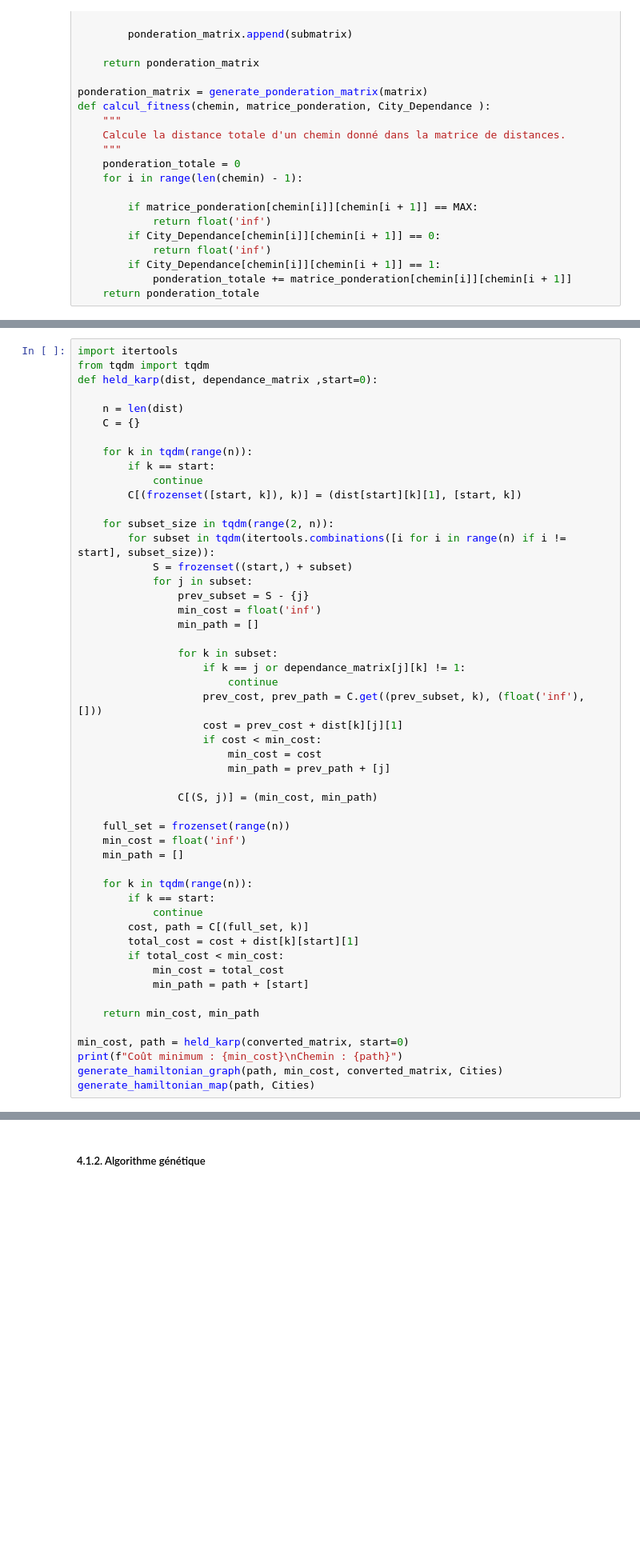
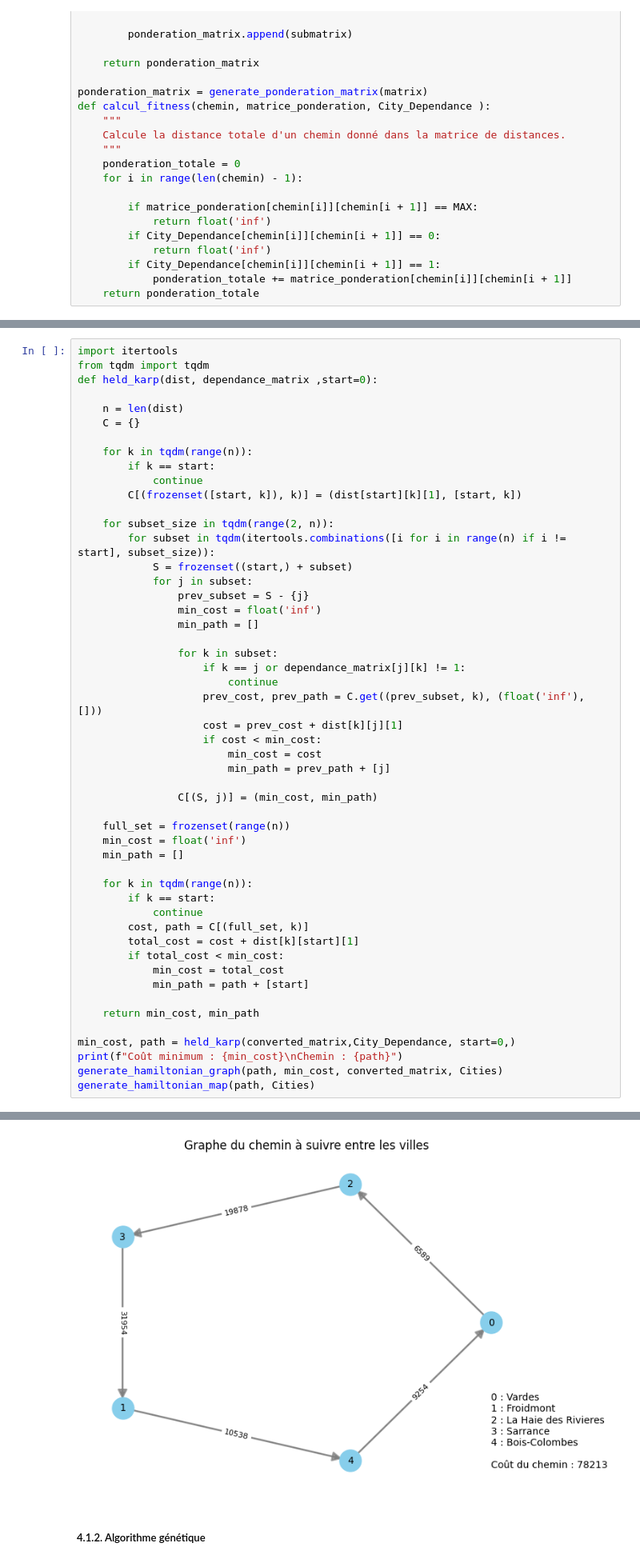
Before and after one commit to noiia/BLOC_RECHERCHE_OPERATIONNELLE, a Jupyter notebook: final_projet.ipynb, the cells around one changed output, grey strips where cells are left out. Shown at 80% size. Saved outputs shown, nothing was run; the diff lists cells and outputs as text; blank space fills up the shorter version.

```diff
--- a/final_projet.ipynb
+++ b/final_projet.ipynb
@@ -504,7 +526,8 @@ def held_karp(dist, dependance_matrix ,start=0):
 
     return min_cost, min_path
 
-min_cost, path = held_karp(converted_matrix, start=0)
+min_cost, path = held_karp(converted_matrix,City_Dependance, start=0,)
 print(f"Coût minimum : {min_cost}\nChemin : {path}")
 generate_hamiltonian_graph(path, min_cost, converted_matrix, Cities)
 generate_hamiltonian_map(path, Cities)
+# %% [output]
@@ -511,3 +536,4 @@ generate_hamiltonian_map(path, Cities)
+[figure, added]
 # %% [markdown]
 ##### 4.1.2. Algorithme génétique
 # %%
```
Also changed, not shown: parts of 5 cells of this notebook.
